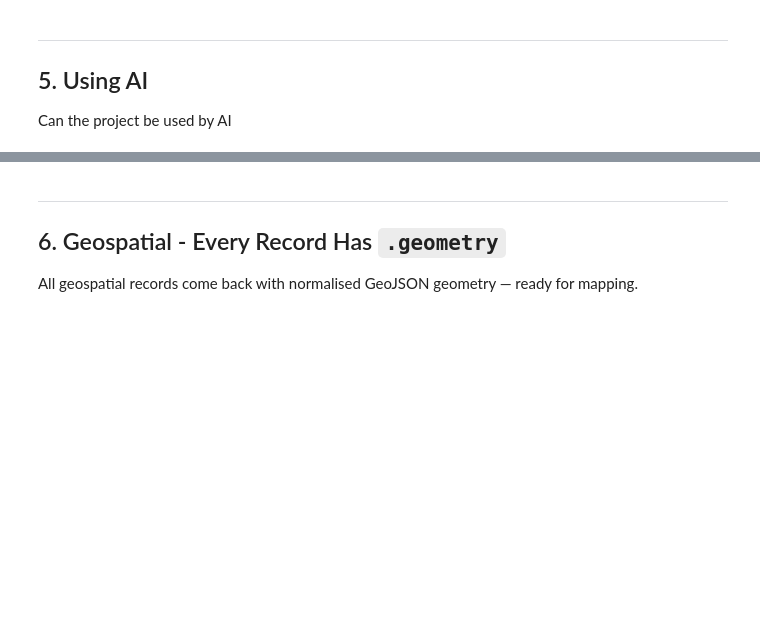
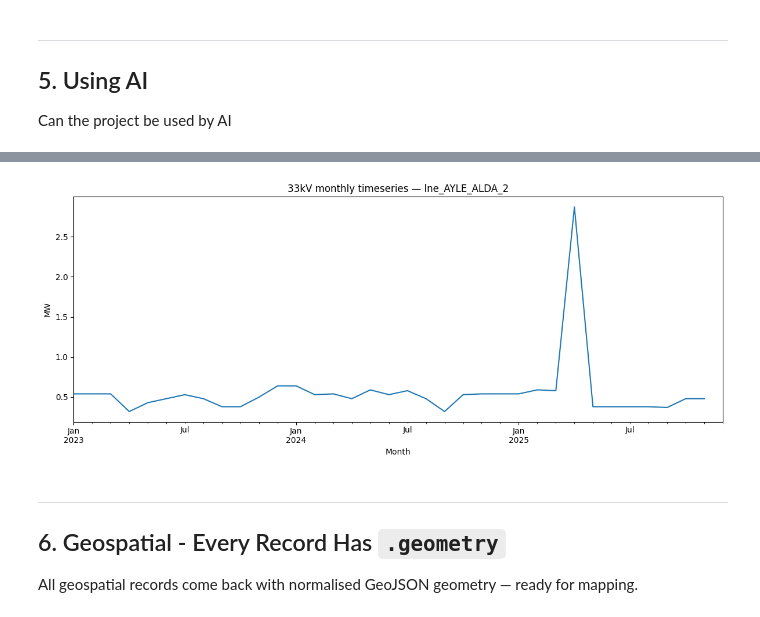
Before and after one commit to UKPN-DSO/ukpyn, a Jupyter notebook: tutorials/webinar-launch-demo.ipynb, the cells around one changed output, grey strips where cells are left out. Saved outputs shown, nothing was run; the diff lists cells and outputs as text; code cells hidden in the pictures; blank space fills up the shorter version.

```diff
--- a/tutorials/webinar-launch-demo.ipynb
+++ b/tutorials/webinar-launch-demo.ipynb
@@ -73,7 +128,7 @@ for group in gen_facets.facets:
 # %%
 # Step 2a: Convenience method — uses Pythonic parameter names
 # licence_area="SPN" maps to refine["licencearea"] = "South Eastern Power Networks (SPN)" internally
-solar_gen = ltds.get_table_5(licence_area="SPN", fuel_type="CHP")
+solar_gen = ltds.get_table_5(licence_area="SPN", fuel_type="Small CHP")
 
 print(f"CHP sites in SPN: {solar_gen.total_count}\n")
 for rec in solar_gen.records:
@@ -114,3 +192,27 @@ Can the project be used by AI
 I want to use the ukpyn library to fetch the 33kv monthly timeseries of a circuit in the EPN area, convert it to a DataFrame, and create a line plot.\
 Return me the code that accomplishes this task, including the DataFrame creation and the plotting steps.
 """
+# %%
+import pandas as pd
+import matplotlib.pyplot as plt
+from ukpyn.orchestrators import powerflow
+
+# 1. Discover a 33kV circuit in EPN to pick one
+circuits = powerflow.discover_circuits(voltage="33kv", licence_area="EPN", limit=10)
+circuit_id = circuits.records[9].fields["ltds_line_name"]
+print(f"Using circuit: {circuit_id}")
+
+# 2. Fetch the 33kV monthly timeseries for that circuit
+response = powerflow.get_circuit_timeseries(
+    voltage="33kv",
+    granularity="monthly",
+    circuit_id=circuit_id,
+    licence_area="EPN",
+    limit=1000,
+)
+
+# 3. Convert to a DataFrame
+df = pd.DataFrame([r.fields for r in response.records])
+df["timestamp"] = pd.to_datetime(df["timestamp"])
+df = df.sort_values("timestamp").set_index("timestamp")
+print(df.head())
@@ -117,3 +249,13 @@ Return me the code that accomplishes this task, including the DataFrame creation
+# %%
+# 4. Line plot (pick a numeric column — e.g. max_mw / mean_mw / min_mw)
+numeric_cols = df.select_dtypes(include="number").columns
+ax = df["active_power_month_max_mw"].plot(figsize=(12, 5), title=f"33kV monthly timeseries — {circuit_id}")
+ax.set_ylabel("MW")
+ax.set_xlabel("Month")
+plt.tight_layout()
+plt.show()
+# %% [output]
+[figure, added]
 # %% [markdown]
 ---
 ## 6. Geospatial - Every Record Has `.geometry`
```
Also changed, not shown: parts of 10 cells of this notebook, 1 other file.
